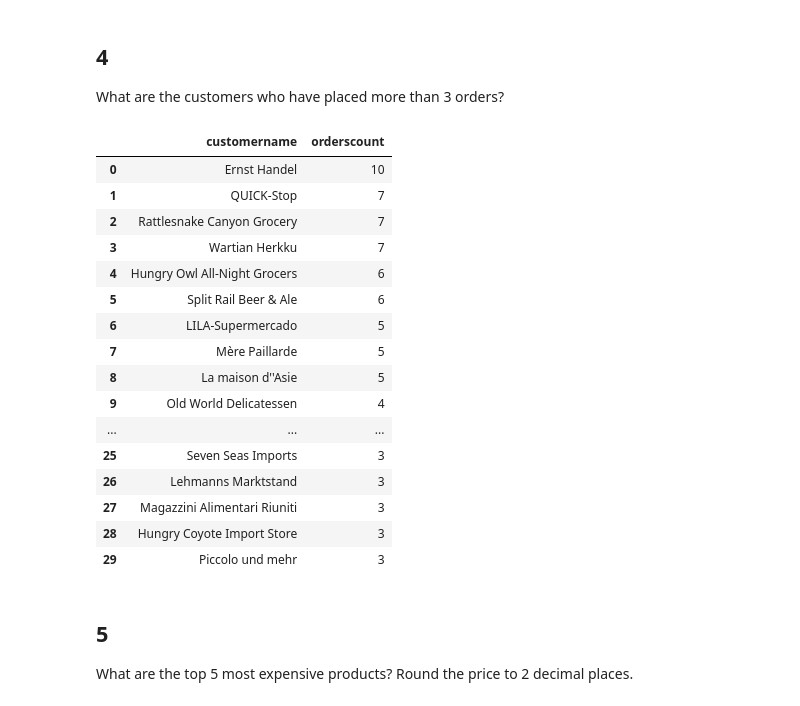
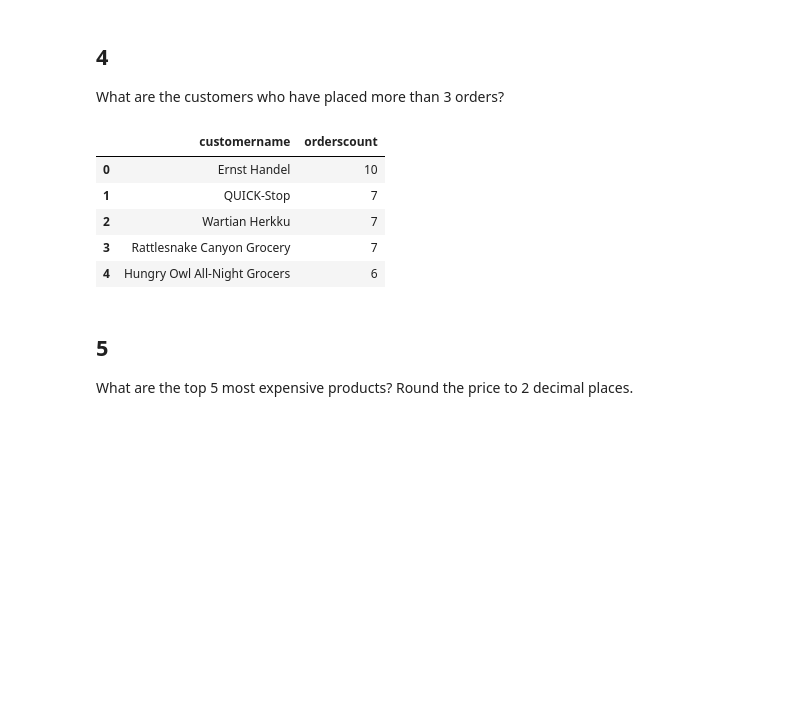
Before and after one commit to simonschmid30/python_postgresql_pgadmin, a Jupyter notebook: postgres_apartment_data.ipynb, the cells around one changed output. Cells and saved outputs as stored; diff of their text form; code cells hidden in the pictures; blank space fills up the shorter version.

```diff
--- a/postgres_apartment_data.ipynb
+++ b/postgres_apartment_data.ipynb
@@ -278,40 +268,29 @@ What are the customers who have placed more than 3 orders?
 # %%
 # Create SQLAlchemy Engine
 engine = create_engine(db_connection_url)
 
 # Write data to table
 df_sub = pd.read_sql_query('''SELECT
                               c.customername, COUNT(o.orderid) as ordersCount
                               FROM customers c
                               LEFT JOIN orders o ON c.customerid = o.customerid
                               GROUP BY c.customerid, c.customername
                               HAVING COUNT(o.orderid) >= 3
                               ORDER BY ordersCount DESC;''',
                           con=engine)
 
 # Dispose the engine
 engine.dispose()
 
 # Show the data
-df_sub
+df_sub.head()
 # %% [output]
 |  | customername | orderscount |
 | 0 | Ernst Handel | 10 |
 | 1 | QUICK-Stop | 7 |
-| 2 | Rattlesnake Canyon Grocery | 7 |
-| 3 | Wartian Herkku | 7 |
+| 2 | Wartian Herkku | 7 |
+| 3 | Rattlesnake Canyon Grocery | 7 |
 | 4 | Hungry Owl All-Night Grocers | 6 |
-| 5 | Split Rail Beer & Ale | 6 |
-| 6 | LILA-Supermercado | 5 |
-| 7 | Mère Paillarde | 5 |
-| 8 | La maison d''Asie | 5 |
-| 9 | Old World Delicatessen | 4 |
-| ... | ... | ... |
-| 25 | Seven Seas Imports | 3 |
-| 26 | Lehmanns Marktstand | 3 |
-| 27 | Magazzini Alimentari Riuniti | 3 |
-| 28 | Hungry Coyote Import Store | 3 |
-| 29 | Piccolo und mehr | 3 |
 # %% [markdown]
 ## 5
 
```
Also changed, not shown: parts of 17 cells of this notebook, 1 other file.
